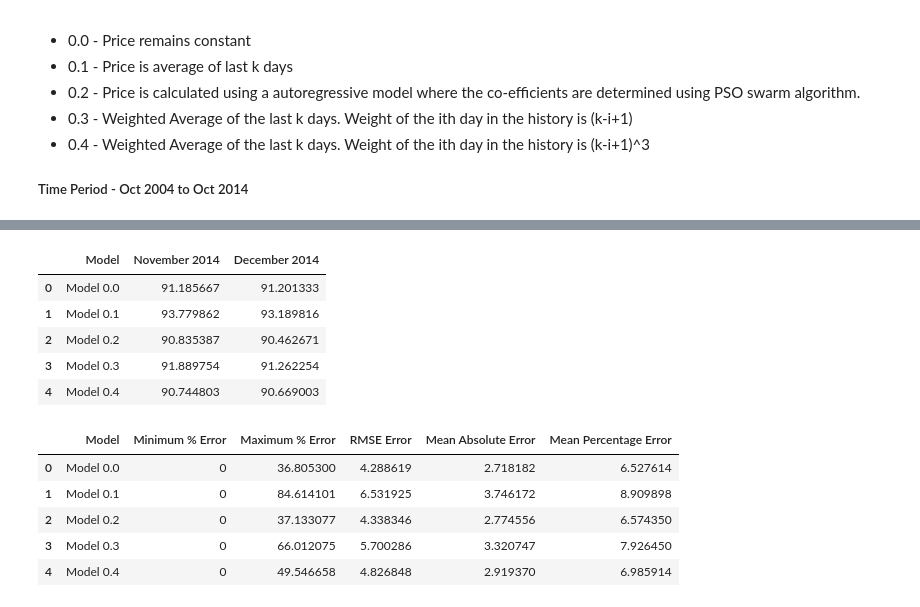
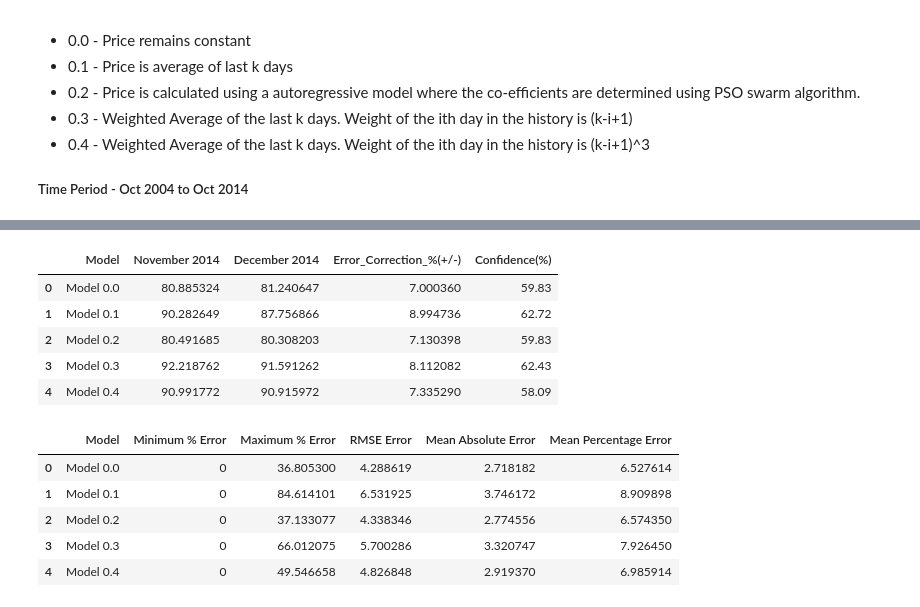
Before and after one commit to Sree-vathsan/CSE591-Data-Science-Project, a Jupyter notebook: baselineModel/bm_oil.ipynb, the cells around one changed output, grey strips where cells are left out. Cells and saved outputs as stored; diff of their text form; code cells hidden in the pictures.

```diff
--- a/baselineModel/bm_oil.ipynb
+++ b/baselineModel/bm_oil.ipynb
@@ -36,7 +36,8 @@ dataWTICrude = pd.read_csv('https://raw.githubusercontent.com/Sree-vathsan/CSE59
 #dataWTICrude['Date'] = pd.to_datetime(dataWTICrude['Date'])
 #dataWTICrude = dataWTICrude.sort(columns='Date')
 #dataWTICrude.plot(x='Date',y='Value')
-oilDataPath = 'https://raw.githubusercontent.com/Sree-vathsan/CSE591-Data-Science-Project/master/regressionModel/data/CRUDE_OIL_WTI_US_ENERGY_Daily_1994-10-03_2014-09-30.csv'
+oilDataPath = 'https://raw.githubusercontent.com/Sree-vathsan/CSE591-Data-Science-Project/master/regressionModel/data/Monthly_30yr/CRUDE_OIL_WTI_US_ENERGY_Monthly_198601-201410.csv'
+#oilDataPath = 'https://raw.githubusercontent.com/Sree-vathsan/CSE591-Data-Science-Project/master/regressionModel/data/CRUDE_OIL_WTI_US_ENERGY_Daily_1994-10-03_2014-09-30.csv'
 dataWTICrude = pd.read_csv(oilDataPath)
 
 x = dataWTICrude['Date']
@@ -183,9 +184,6 @@ dfErr['Maximum % Error'] = (max(errVar_y0), max(errVar_y1),max(errVar_y2),max(er
 dfErr['RMSE Error'] = (errRMS_y0,errRMS_y1,errRMS_y2,errRMS_y3,errRMS_y4)
 dfErr['Mean Absolute Error'] = (np.mean(errABS_y0),np.mean(errABS_y1),np.mean(errABS_y2),np.mean(errABS_y3),np.mean(errABS_y4))
 dfErr['Mean Percentage Error']= (np.mean(errVar_y0),np.mean(errVar_y1),np.mean(errVar_y2),np.mean(errVar_y3),np.mean(errVar_y4))
-dfForecast = pd.DataFrame(data=None, columns=['Model','November 2014','December 2014'])
-dfForecast['Model'] = ('Model 0.0', 'Model 0.1', 'Model 0.2','Model 0.3','Model 0.4')
-
 
 dfErr
 
@@ -342,28 +340,67 @@ plotErrHist((new_pred_y4 - y),'Error','Error Frequency','Error Variations Model-
 # %%
 #Compute Forecast
+dfForecast = pd.DataFrame(data=None, columns=['Model','November 2014','December 2014','Error_Correction_%(+/-)','Confidence(%)'])
+dfForecast['Model'] = ('Model 0.0', 'Model 0.1', 'Model 0.2','Model 0.3','Model 0.4')
+
 novForecast=[]
 novForecast.append(y[0]-err_corr_m0)
 novForecast.append(((y[0]+y[1]+y[2])/3)-err_corr_m1)
 novForecast.append(0.976*y[0] + 0.01373*y[1] + 0.1157 - err_corr_m2)
 novForecast.append(91.865 - err_corr_m3)
 novForecast.append(90.726 - err_corr_m4)
 decForecast=[]
 decForecast.append(novForecast[0] - err_corr_m0)
 decForecast.append(((novForecast[1] + y[0] + y[1])/3) - err_corr_m1)
 decForecast.append(novForecast[2]*0.976 + 0.01373*y[0] + 0.1157 - err_corr_m2)
 decForecast.append(91.2375 - err_corr_m3)
 decForecast.append(90.6502 - err_corr_m4)
 dfForecast['November 2014'] = novForecast
 dfForecast['December 2014'] = decForecast
+meanRelErrArr = []
+meanRelErrArr.append(100. * np.mean((np.absolute(new_pred_y0 - y))/y) )
+meanRelErrArr.append(100. * np.mean((np.absolute(new_pred_y1 - y))/y) )
+meanRelErrArr.append(100. * np.mean((np.absolute(new_pred_y2 - y))/y) )
+meanRelErrArr.append(100. * np.mean((np.absolute(new_pred_y3 - y))/y) )
+meanRelErrArr.append(100. * np.mean((np.absolute(new_pred_y4 - y))/y) )
+dfForecast['Error_Correction_%(+/-)'] = meanRelErrArr
+#Compute Confidence
+confArr = []
+errRel0 = 100. * ((np.absolute(new_pred_y0 - y))/y)
+errRel1 = 100. * ((np.absolute(new_pred_y1 - y))/y)
+errRel2 = 100. * ((np.absolute(new_pred_y2 - y))/y)
+errRel3 = 100. * ((np.absolute(new_pred_y3 - y))/y)
+errRel4 = 100. * ((np.absolute(new_pred_y4 - y))/y)
+
+a = len(errRel0[errRel0 <= np.mean(errRel0)])
+b = len(errRel0)
+conf0 = round((100. * a/b ),2)
+confArr.append(conf0)
+a = len(errRel1[errRel1 <= np.mean(errRel1)])
+b = len(errRel1)
+conf1 = round((100. * a/b ),2)
+confArr.append(conf1)
+a = len(errRel2[errRel2 <= np.mean(errRel2)])
+b = len(errRel2)
+conf2 = round((100. * a/b ),2)
+confArr.append(conf2)
+a = len(errRel3[errRel3 <= np.mean(errRel3)])
+b = len(errRel3)
+conf3 = round((100. * a/b ),2)
+confArr.append(conf3)
+a = len(errRel4[errRel4 <= np.mean(errRel4)])
+b = len(errRel4)
+conf4 = round((100. * a/b ),2)
+confArr.append(conf4)
+dfForecast['Confidence(%)'] = confArr
 
 dfForecast.head()
 # %% [output]
-|  | Model | November 2014 | December 2014 |
-| 0 | Model 0.0 | 91.185667 | 91.201333 |
-| 1 | Model 0.1 | 93.779862 | 93.189816 |
-| 2 | Model 0.2 | 90.835387 | 90.462671 |
-| 3 | Model 0.3 | 91.889754 | 91.262254 |
-| 4 | Model 0.4 | 90.744803 | 90.669003 |
+|  | Model | November 2014 | December 2014 | Error_Correction_%(+/-) | Confidence(%) |
+| 0 | Model 0.0 | 80.885324 | 81.240647 | 7.000360 | 59.83 |
+| 1 | Model 0.1 | 90.282649 | 87.756866 | 8.994736 | 62.72 |
+| 2 | Model 0.2 | 80.491685 | 80.308203 | 7.130398 | 59.83 |
+| 3 | Model 0.3 | 92.218762 | 91.591262 | 8.112082 | 62.43 |
+| 4 | Model 0.4 | 90.991772 | 90.915972 | 7.335290 | 58.09 |
 # %%
 #WTI Crude Oil Spot Price Cushing, OK FOB
 fig, axes = plt.subplots(1, figsize=(24,12))
```
Also changed, not shown: parts of 4 cells of this notebook.
